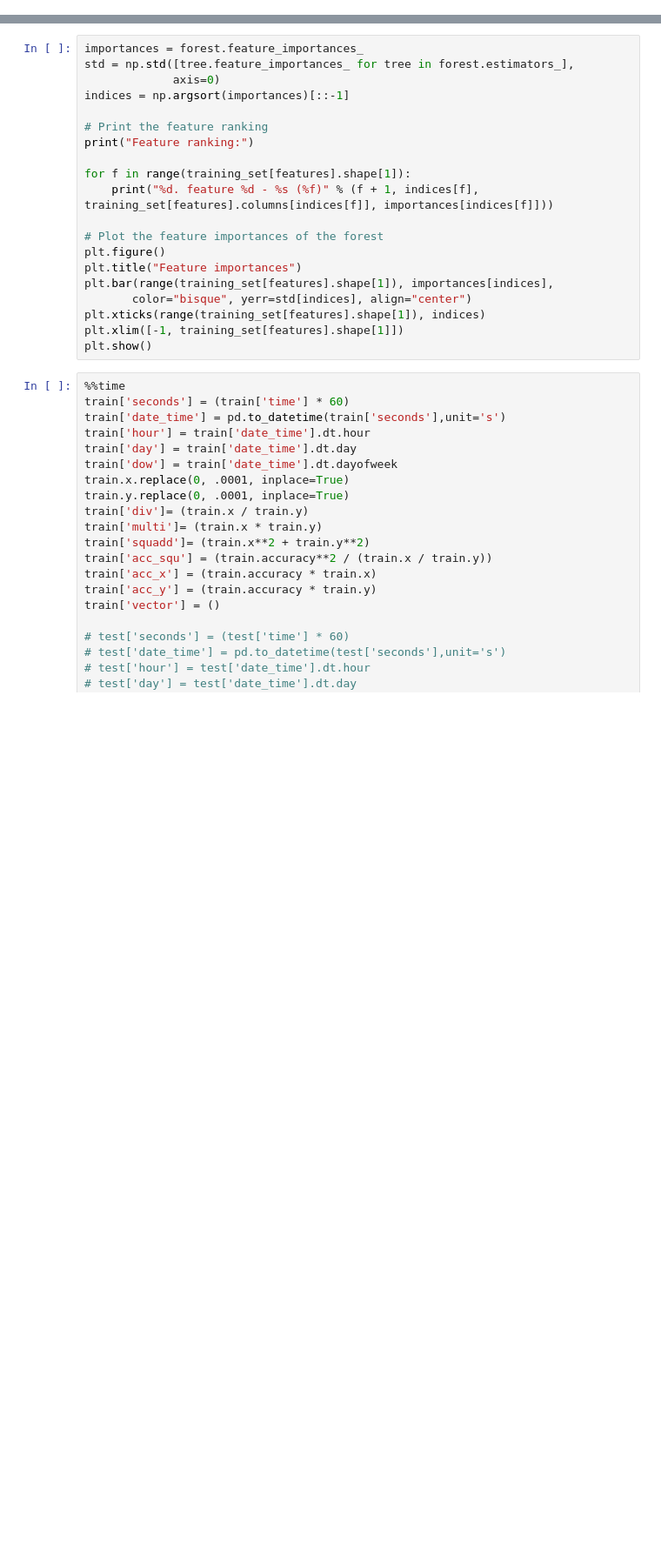
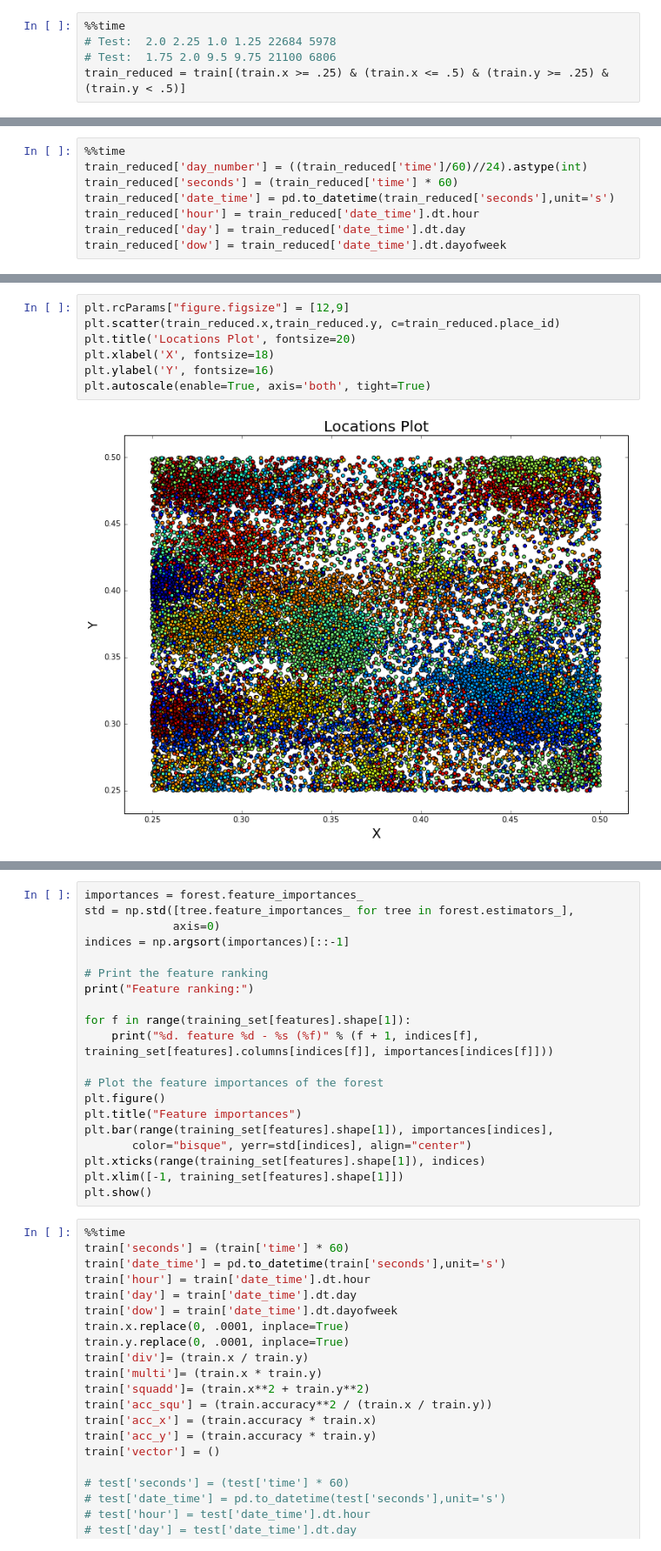
Before and after one commit to yaskyj/facebook_checkins, a Jupyter notebook: CheckIns.ipynb, the cells around one changed output, grey strips where cells are left out. Shown at 87% size. Saved outputs shown, nothing was run; the diff lists cells and outputs as text; blank space fills up the shorter version.

Commit message:
Recreate charts

```diff
--- a/CheckIns.ipynb
+++ b/CheckIns.ipynb
@@ -25,0 +32,5 @@ Wall time: 4.82 s
+# %%
+%%time
+# Test:  2.0 2.25 1.0 1.25 22684 5978
+# Test:  1.75 2.0 9.5 9.75 21100 6806
+train_reduced = train[(train.x >= .25) & (train.x <= .5) & (train.y >= .25) & (train.y < .5)]
@@ -25,0 +40,8 @@ Wall time: 4.82 s
+# %%
+%%time
+train_reduced['day_number'] = ((train_reduced['time']/60)//24).astype(int)
+train_reduced['seconds'] = (train_reduced['time'] * 60)
+train_reduced['date_time'] = pd.to_datetime(train_reduced['seconds'],unit='s')
+train_reduced['hour'] = train_reduced['date_time'].dt.hour
+train_reduced['day'] = train_reduced['date_time'].dt.day
+train_reduced['dow'] = train_reduced['date_time'].dt.dayofweek
@@ -25,0 +51,9 @@ Wall time: 4.82 s
+# %%
+plt.rcParams["figure.figsize"] = [12,9]
+plt.scatter(train_reduced.x,train_reduced.y, c=train_reduced.place_id)
+plt.title('Locations Plot', fontsize=20)
+plt.xlabel('X', fontsize=18)
+plt.ylabel('Y', fontsize=16)
+plt.autoscale(enable=True, axis='both', tight=True)
+# %% [output]
+[figure, added]
```
Also changed, not shown: parts of 23 cells of this notebook.
